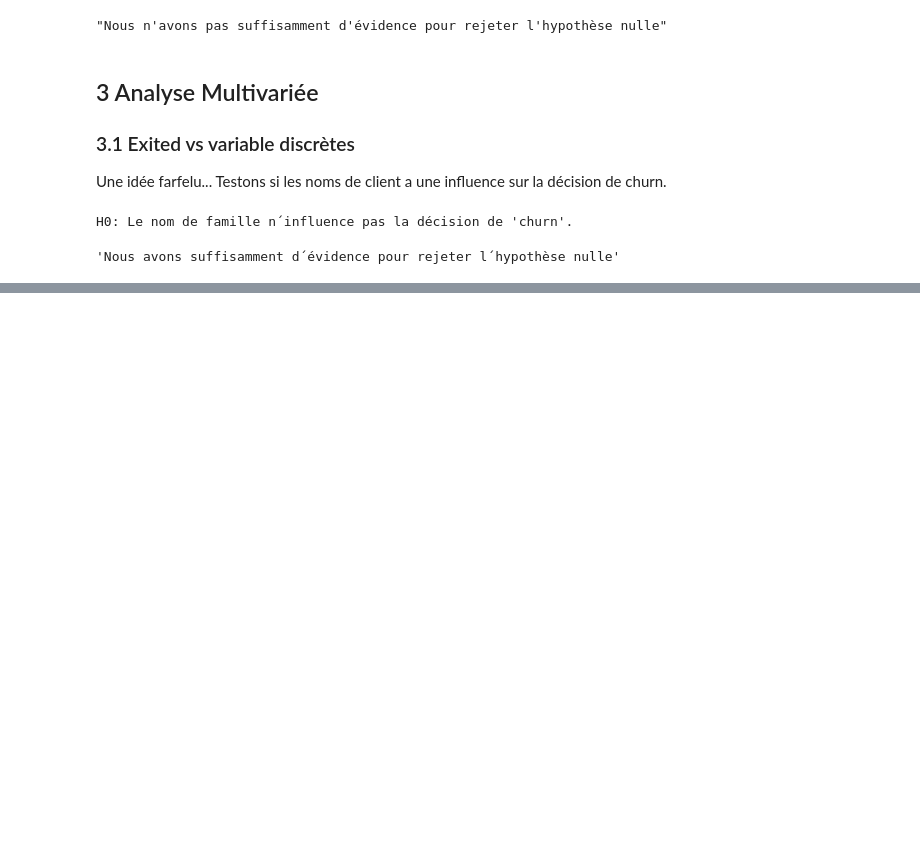
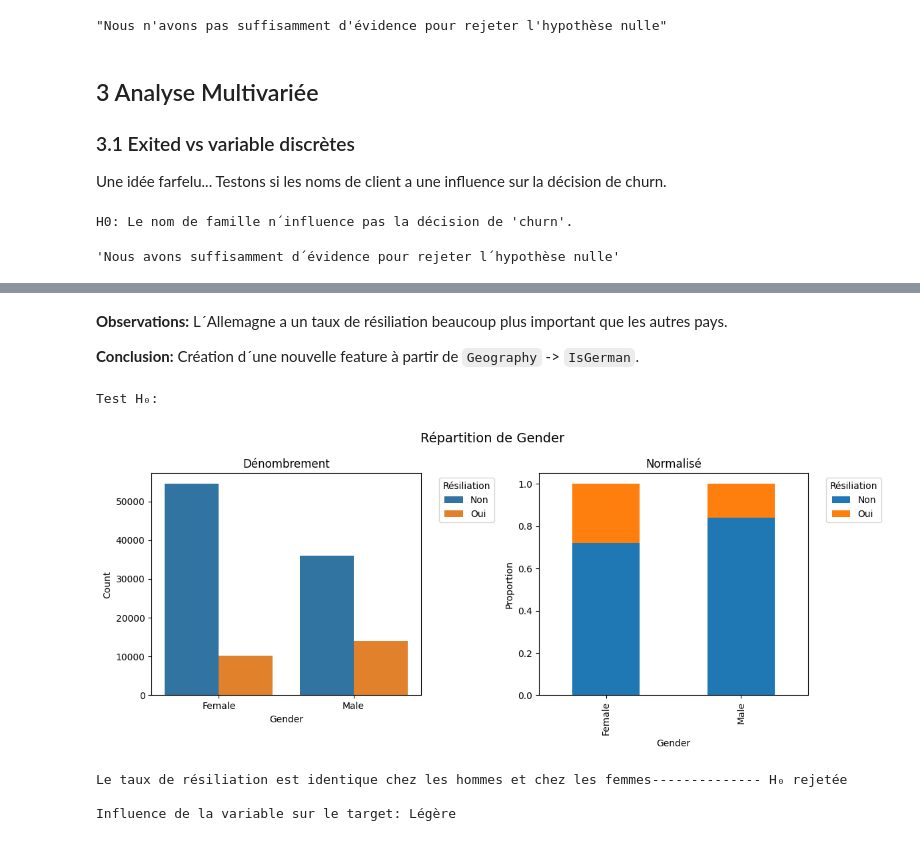
Before and after one commit to lbihin/mlpro-classification-bank-churn-2025, a Jupyter notebook: eda/eda.ipynb, the cells around one changed output, grey strips where cells are left out. Cells and saved outputs as stored; diff of their text form; code cells hidden in the pictures; blank space fills up the shorter version.

```diff
--- a/eda/eda.ipynb
+++ b/eda/eda.ipynb
@@ -2491,15 +1166,0 @@ afficher_feature_continue_vs_target_par_pays(feature=feature, second_feature='Ge
-# %%
-france_data = train_df[train_df['Geography'] == 'France']
-X_fr, y_fr = france_data.drop('Exited', axis=1), france_data['Exited']
-
-# Réutiliser la fonction d'optimisation f1_objective
-res_france = minimize(f1_objective, init_weights, args=(X_fr, y_fr), method='Nelder-Mead')
-weights_france = res_france.x
-
-print("Pondérations optimisées France :", weights_france)
-
-feature = 'churn_score_fr'
-
-train_df[feature] = churn_score(train_df, ponderation=tuple(weights_france))
-test_df[feature] = churn_score(test_df, ponderation=tuple(weights_france))
-afficher_feature_continue_vs_target_par_pays(feature=feature, second_feature='Geography', X=train_df)
@@ -2536,0 +1233,24 @@ afficher_feature_continue_vs_target_par_pays(feature='churn_score', second_featu
+# %% [markdown]
+**Observations:** L´Allemagne a un taux de résiliation beaucoup plus important que les autres pays.
+
+**Conclusion:** Création d´une nouvelle feature à partir de `Geography` -> `IsGerman`.
+# %%
+print("Test H₀:")
+
+afficher_feature_vs_target('Gender', train_df)
+
+h0 = "Le taux de résiliation est identique chez les hommes et chez les femmes"
+contingency = pd.crosstab(test_df['Gender'], test_df[TARGET])
+chi2, p_value, dof, expected = stats.chi2_contingency(contingency)
+if p_value < ALPHA:
+    print(f'{h0 :-<85} H₀ rejetée')
+else :
+    print(f"{h0 :-<85} '-'")
+
+influence_variable(score_chi2=chi2, table_contingency=contingency)
+# %% [output]
+Test H₀:
+[figure, added]
+Le taux de résiliation est identique chez les hommes et chez les femmes-------------- H₀ rejetée
+
+Influence de la variable sur le target: Légère
```
Also changed, not shown: parts of 87 cells of this notebook, 2 other files.
